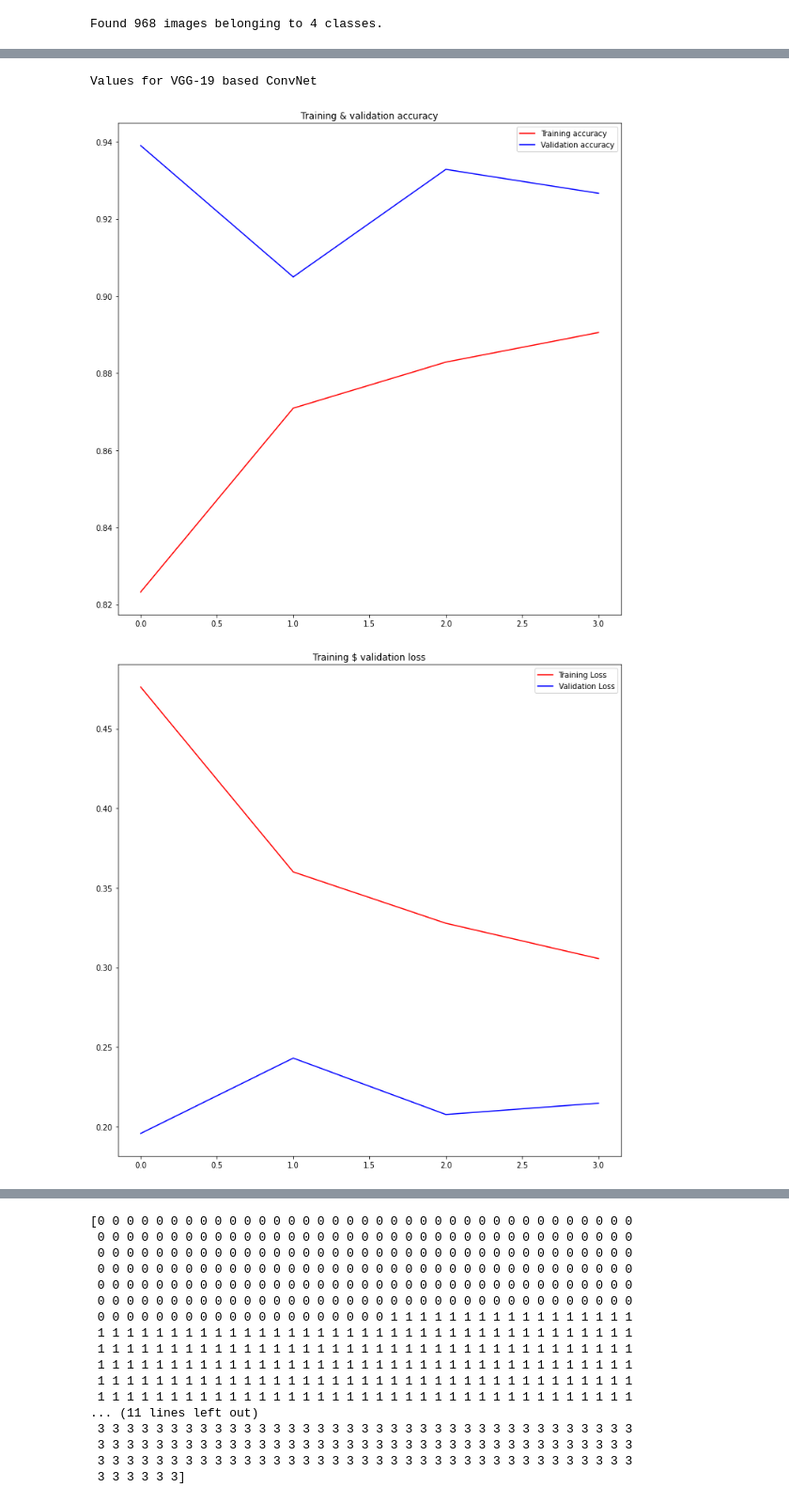
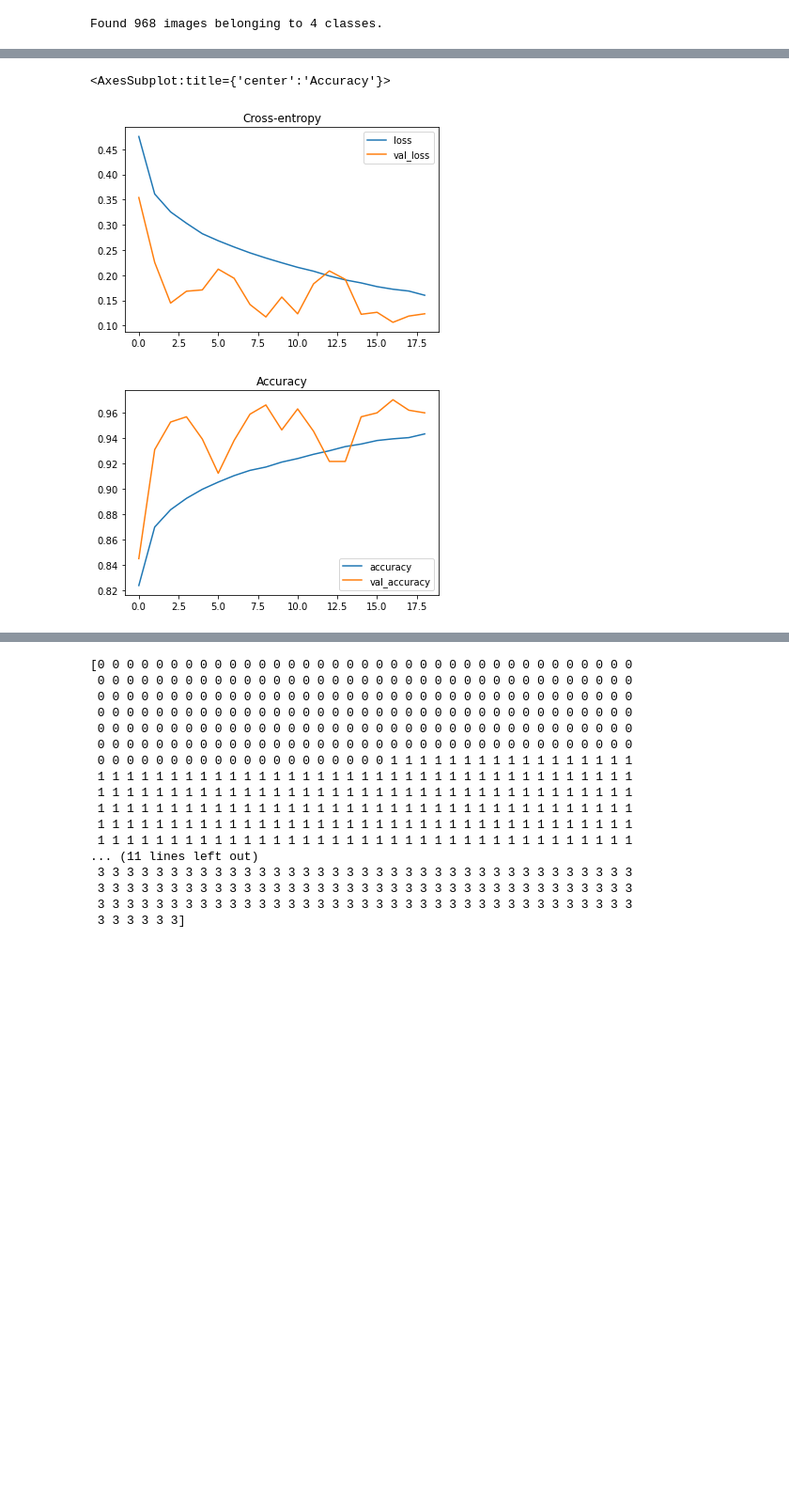
Before and after one commit to almontalvao/image_classification_oct, a Jupyter notebook: VGG Model/NN_Exploratory_Models.ipynb, the cells around one changed output, grey strips where cells are left out. Shown at 94% size. Drawn from its saved outputs; the diff is of its cells as text; code cells hidden in the pictures; blank space fills up the shorter version.

```diff
--- a/VGG Model/NN_Exploratory_Models.ipynb
+++ b/VGG Model/NN_Exploratory_Models.ipynb
@@ -123,31 +128,13 @@ Epoch 4/50
-# %%
-print("Values for VGG-19 based ConvNet")
-acc = history_vgg.history['accuracy']
-val_acc = history_vgg.history['val_accuracy']
-loss = history_vgg.history['loss']
-val_loss = history_vgg.history['val_loss']
-
-epochs = range(len(acc))
-
-plt.figure(figsize=(12,12))
-
-plt.plot(epochs, acc, 'r', label = 'Training accuracy')
-plt.plot(epochs, val_acc, 'b', label = 'Validation accuracy')
-plt.title('Training & validation accuracy')
-plt.legend()
-
-plt.figure(figsize = (12,12))
-
-plt.plot(epochs, loss, 'r', label = 'Training Loss')
-plt.plot(epochs, val_loss, 'b', label = 'Validation Loss')
-plt.title('Training $ validation loss')
-plt.legend()
-
-plt.show()
-# %% [output]
-Values for VGG-19 based ConvNet
-[figure, removed]
-[figure, removed]
+# %%
+import pandas as pd
+
+history_df = pd.DataFrame(history_vgg.history)
+history_df.loc[:, ['loss', 'val_loss']].plot(title="Cross-entropy")
+history_df.loc[:, ['accuracy', 'val_accuracy']].plot(title="Accuracy")
+# %% [output]
+<AxesSubplot:title={'center':'Accuracy'}>
+[figure, added]
+[figure, added]
 # %%
 model_vgg.load_weights('data/vgg19_model.h5')
 # %%
```
Also changed, not shown: parts of 11 cells of this notebook.
